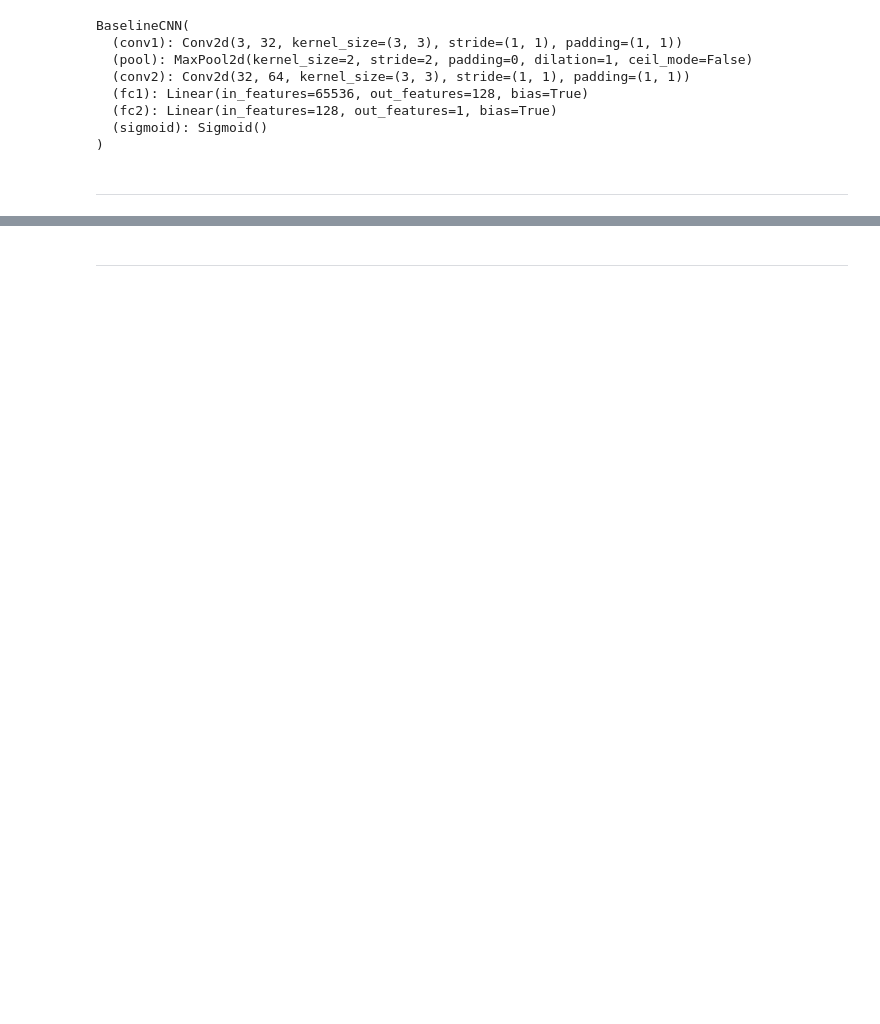
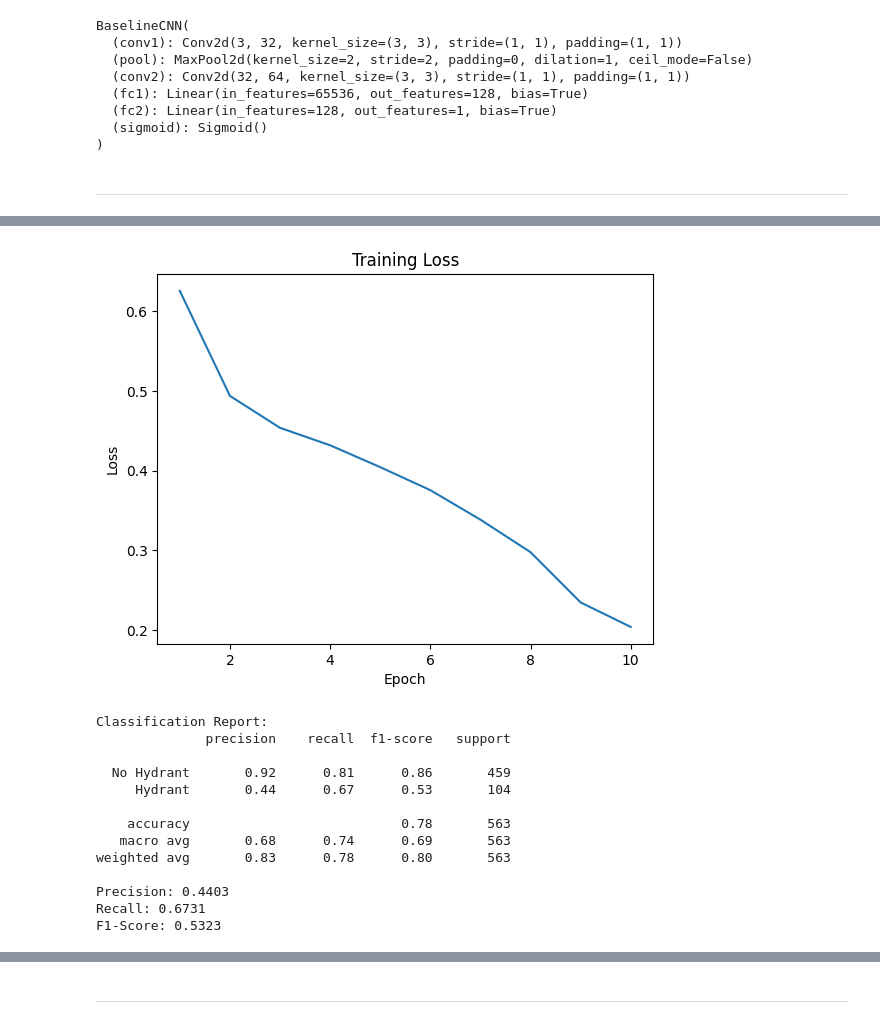
Before and after one commit to AbdullahSoboh/SYSC4415, a Jupyter notebook: A2_SYSC4415_W26.ipynb, the cells around one changed output, grey strips where cells are left out. Saved outputs shown, nothing was run; the diff lists cells and outputs as text; code cells hidden in the pictures; blank space fills up the shorter version.

```diff
--- a/A2_SYSC4415_W26.ipynb
+++ b/A2_SYSC4415_W26.ipynb
@@ -292,0 +324,66 @@ Display the confusion matrix.
+# %%
+## Enter your code here..
+device = torch.device('cuda' if torch.cuda.is_available() else 'cpu')
+model = BaselineCNN().to(device)
+criterion = nn.BCELoss()
+optimizer = optim.Adam(model.parameters(), lr=0.001)
+
+# training loop
+num_epochs = 10
+train_losses = []
+
+for epoch in range(num_epochs):
+    model.train()
+    running_loss = 0.0
+
+    for images, labels in train_loader:
+        images, labels = images.to(device), labels.to(device)
+        optimizer.zero_grad()
+        outputs = model(images).squeeze()
+        loss = criterion(outputs, labels)
+        loss.backward()
+        optimizer.step()
+        running_loss += loss.item()
+
+    avg_loss = running_loss / len(train_loader)
+    train_losses.append(avg_loss)
+    print(f"Epoch {epoch+1}/{num_epochs} - Loss: {avg_loss:.4f}")
+
+# plot training loss
+plt.plot(range(1, num_epochs+1), train_losses)
+plt.xlabel('Epoch')
+plt.ylabel('Loss')
+plt.title('Training Loss')
+plt.show()
+
+# evaluation on validation set
+model.eval()
+all_preds = []
+all_labels = []
+
+with torch.no_grad():
+    for images, labels in valid_loader:
+        images, labels = images.to(device), labels.to(device)
+        outputs = model(images).squeeze()
+        preds = (outputs >= 0.5).float()
+        all_preds.extend(preds.cpu().numpy())
+        all_labels.extend(labels.cpu().numpy())
+
+# metrics
+print("\nClassification Report:")
+print(classification_report(all_labels, all_preds, target_names=['No Hydrant', 'Hydrant']))
+print(f"Precision: {precision_score(all_labels, all_preds):.4f}")
+print(f"Recall: {recall_score(all_labels, all_preds):.4f}")
+print(f"F1-Score: {f1_score(all_labels, all_preds):.4f}")
+
+# confusion matrix
+cm = confusion_matrix(all_labels, all_preds)
+plt.figure(figsize=(6, 5))
+sns.heatmap(cm, annot=True, fmt='d', cmap='Blues',
+            xticklabels=['No Hydrant', 'Hydrant'],
+            yticklabels=['No Hydrant', 'Hydrant'])
+plt.xlabel('Predicted')
+plt.ylabel('Actual')
+plt.title('Confusion Matrix')
+plt.show()
+# %% [output]
@@ -292,0 +400,14 @@ Display the confusion matrix.
+[figure, added]
+Classification Report:
+              precision    recall  f1-score   support
+
+  No Hydrant       0.92      0.81      0.86       459
+     Hydrant       0.44      0.67      0.53       104
+
+    accuracy                           0.78       563
+   macro avg       0.68      0.74      0.69       563
+weighted avg       0.83      0.78      0.80       563
+
+Precision: 0.4403
+Recall: 0.6731
+F1-Score: 0.5323
```
Also changed, not shown: parts of 11 cells of this notebook.
